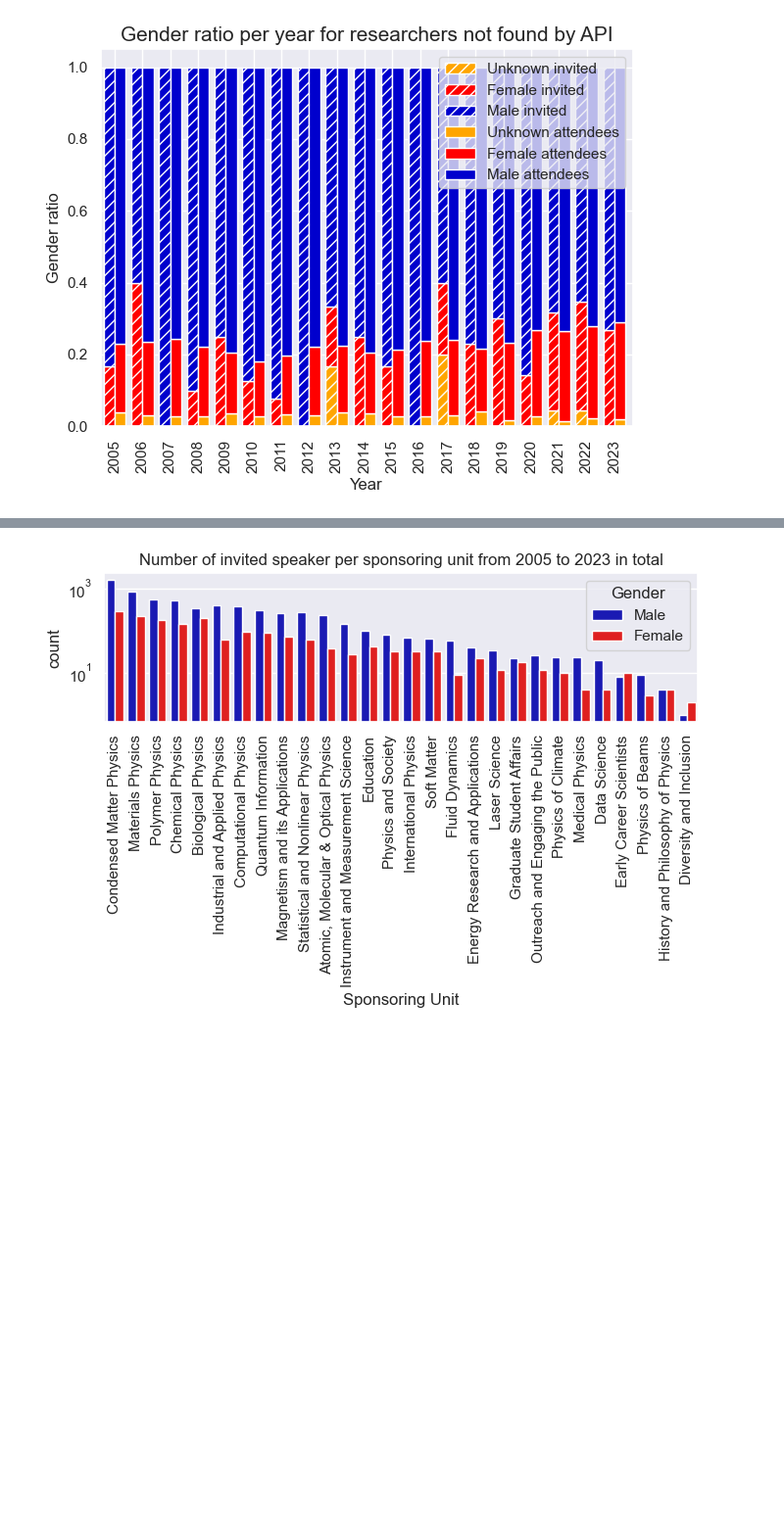
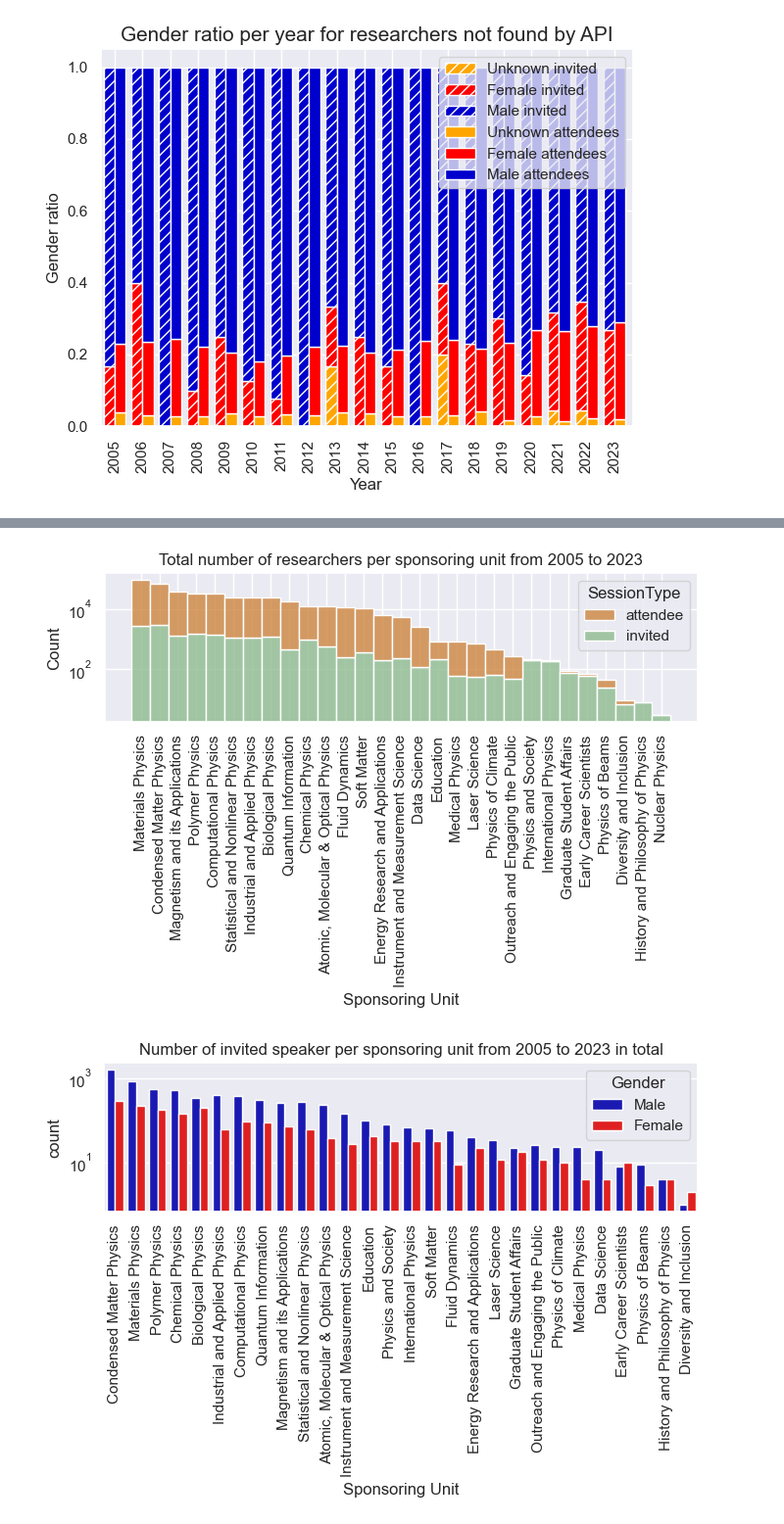
Before and after one commit to EllenWM/Evolution-of-Gender-Diversity-in-Physics-Conferences, a Jupyter notebook: Plots.ipynb, the cells around one changed output, grey strips where cells are left out. Shown at 98% size. Saved outputs shown, nothing was run; the diff lists cells and outputs as text; code cells hidden in the pictures; blank space fills up the shorter version.

```diff
--- a/Plots.ipynb
+++ b/Plots.ipynb
@@ -238,0 +238,3 @@ plt.show()
+# %%
+order = sponsUnitResearchers.AssignedSponsoringUnit.value_counts().index.values
+order
@@ -238,0 +256,14 @@ plt.show()
+# %%
+#sponsUnitResearchers['Item'] = pd.Categorical(df['Item'], ['Up','Down','Left','Right'])
+sponsUnitResearchers['AssignedSponsoringUnit'] = pd.Categorical(sponsUnitResearchers.AssignedSponsoringUnit, order)
+# %%
+sns.histplot(sponsUnitResearchers, x = 'AssignedSponsoringUnit', hue='SessionType', multiple='stack', palette = ['peru', 'darkseagreen'], alpha = 0.8)
+plt.xticks(rotation=90)
+plt.yscale('log')
+plt.xlabel('Sponsoring Unit')
+plt.title('Total number of researchers per sponsoring unit from 2005 to 2023')
+plt.tight_layout()
+plt.savefig("Figures/sponsoringUnits_count_wSessType.png", bbox_inches='tight')
+plt.show()
+# %% [output]
+[figure, added]
```
Also changed, not shown: parts of 18 cells of this notebook, 1 other file.
